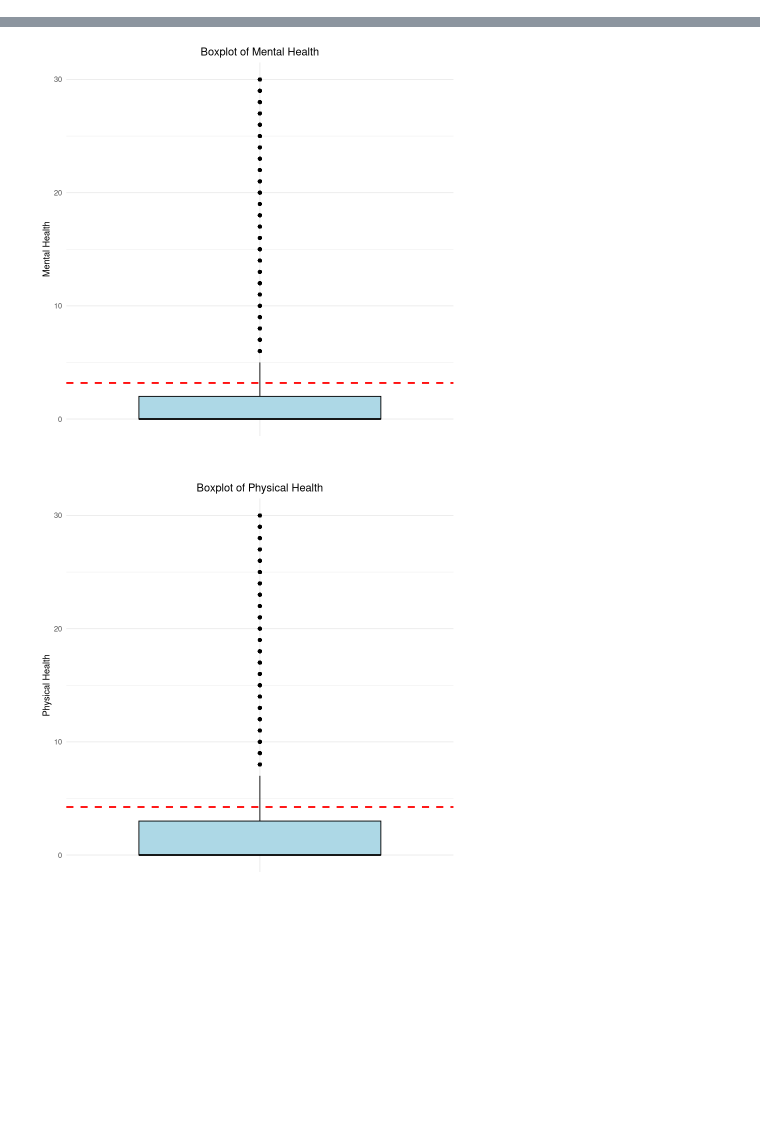
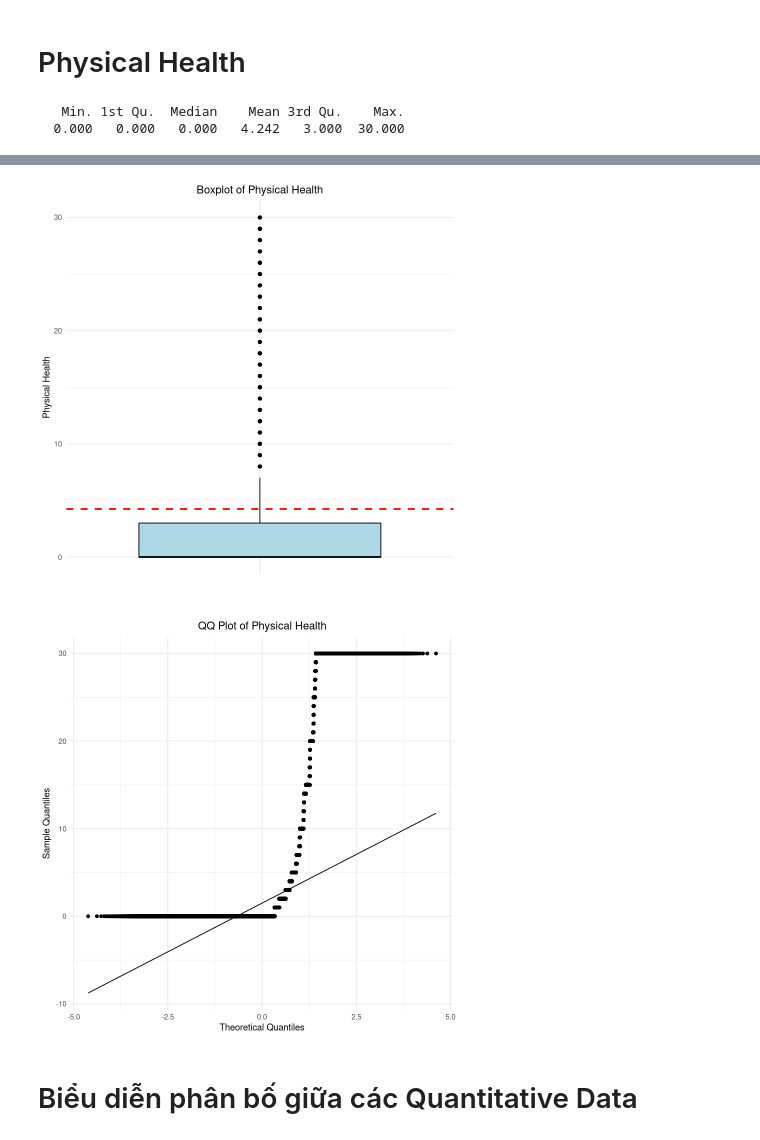
Before and after one commit to tandao0909/statistical-data-processing-project, a Jupyter notebook: EDA/Quantitative vs. Quantitative.ipynb, the cells around one changed output, grey strips where cells are left out. Drawn from its saved outputs; the diff is of its cells as text; code cells hidden in the pictures; blank space fills up the shorter version.

Commit message:
EDA: Update explanation and analysis in quantitative data to gain a deeper insight into the data

```diff
--- a/EDA/Quantitative vs. Quantitative.ipynb
+++ b/EDA/Quantitative vs. Quantitative.ipynb
@@ -7,8 +7,8 @@ library(janitor) # for clean_names
 library(corrplot) # for corrplot
 library(GGally) # for ggpairs
 # %%
-data <- read_csv("../data/diabetes_012_health_indicators_BRFSS2015.csv")
-data <- clean_names(data)
+data <- read_csv("../data/cleaned_data.csv")
+data <- data |> na.omit()
 glimpse(data)
 # %% [output]
 Rows: 253680 Columns: 22
@@ -98,17 +209,13 @@ ggplot(data = data, aes(x = phys_hlth)) +
+# %% [markdown]
+# Physical Health
 # %%
-ggplot(data = data, aes(x = "", y = gen_hlth)) +
-    geom_boxplot(fill = "lightblue", color = "black") +
-    labs(title = "Boxplot of General Health", x = "", y = "General Health") +
+summary(data$phys_hlth)
+
+ggplot(data = data, aes(x = phys_hlth)) +
+    geom_bar(fill = "blue", color = "black") +
+    labs(title = "Physical Health Distribution", x = "Physical Health", y = "Frequency") +
     theme_minimal() +
-    theme(plot.title = element_text(hjust = 0.5)) +
-    geom_hline(aes(yintercept = mean(gen_hlth)), color = "red", linetype = "dashed", size = 1)
-
-ggplot(data = data, aes(x = "", y = ment_hlth)) +
-    geom_boxplot(fill = "lightblue", color = "black") +
-    labs(title = "Boxplot of Mental Health", x = "", y = "Mental Health") +
-    theme_minimal() +
-    theme(plot.title = element_text(hjust = 0.5)) +
-    geom_hline(aes(yintercept = mean(ment_hlth)), color = "red", linetype = "dashed", size = 1)
+    theme(plot.title = element_text(hjust = 0.5))
 
 ggplot(data = data, aes(x = "", y = phys_hlth)) +
     geom_boxplot(fill = "lightblue", color = "black") +
@@ -116,4 +223,13 @@ ggplot(data = data, aes(x = "", y = phys_hlth)) +
     theme_minimal() +
     theme(plot.title = element_text(hjust = 0.5)) +
     geom_hline(aes(yintercept = mean(phys_hlth)), color = "red", linetype = "dashed", size = 1)
+
+ggplot(data = data, aes(sample = phys_hlth)) +
+    stat_qq() +
+    stat_qq_line() +
+    labs(title = "QQ Plot of Physical Health", x = "Theoretical Quantiles", y = "Sample Quantiles") +
+    theme_minimal() +
+    theme(plot.title = element_text(hjust = 0.5))
 # %% [output]
+   Min. 1st Qu.  Median    Mean 3rd Qu.    Max.
+  0.000   0.000   0.000   4.242   3.000  30.000
@@ -121,2 +237,4 @@ ggplot(data = data, aes(x = "", y = phys_hlth)) +
-[figure, old version]
+[figure, new version]
-[figure, old version]
+[figure, new version]
+# %% [markdown]
+# Biểu diễn phân bố giữa các Quantitative Data
```
Also changed, not shown: parts of 24 cells of this notebook, 1 other file.
